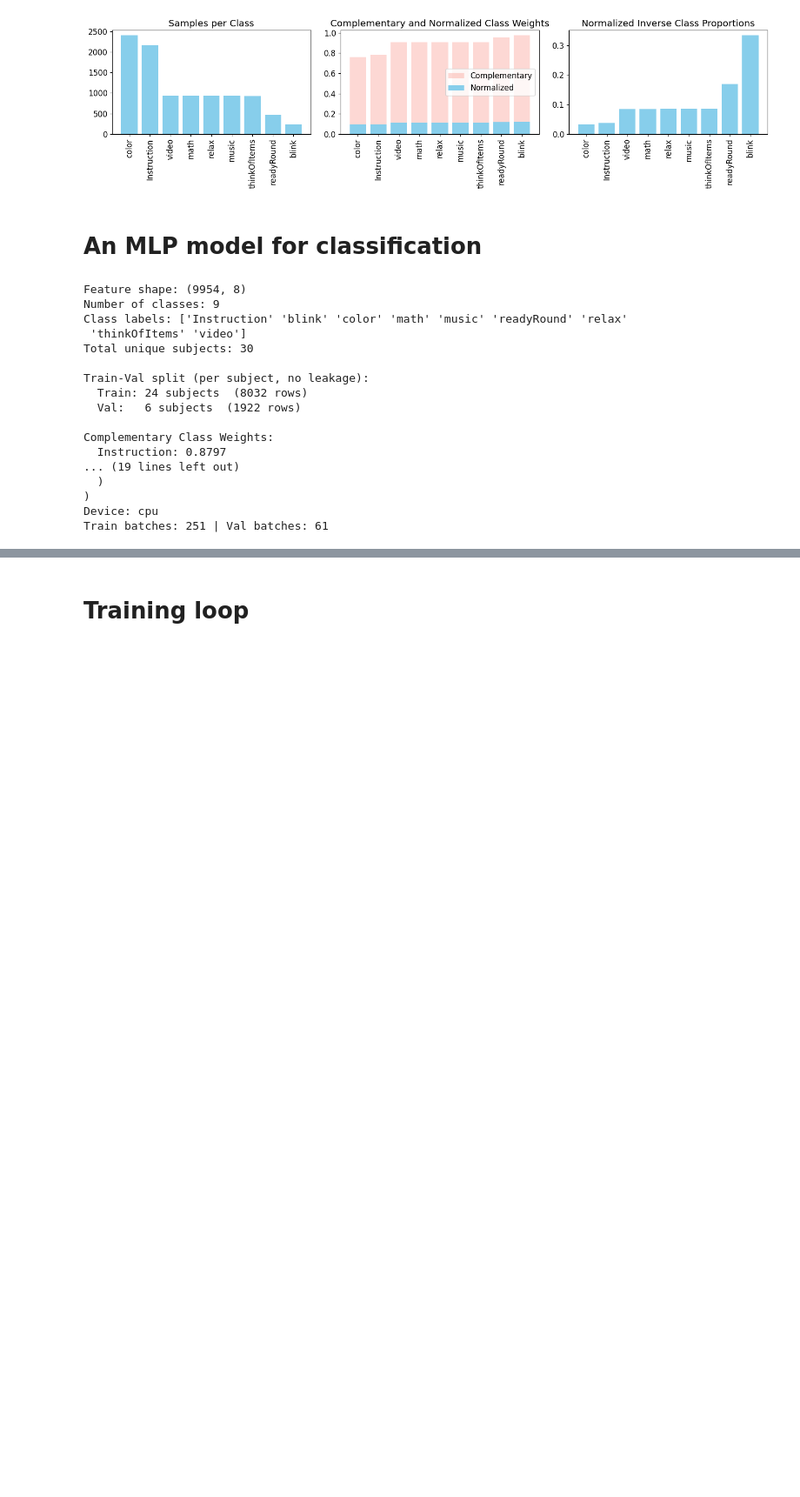
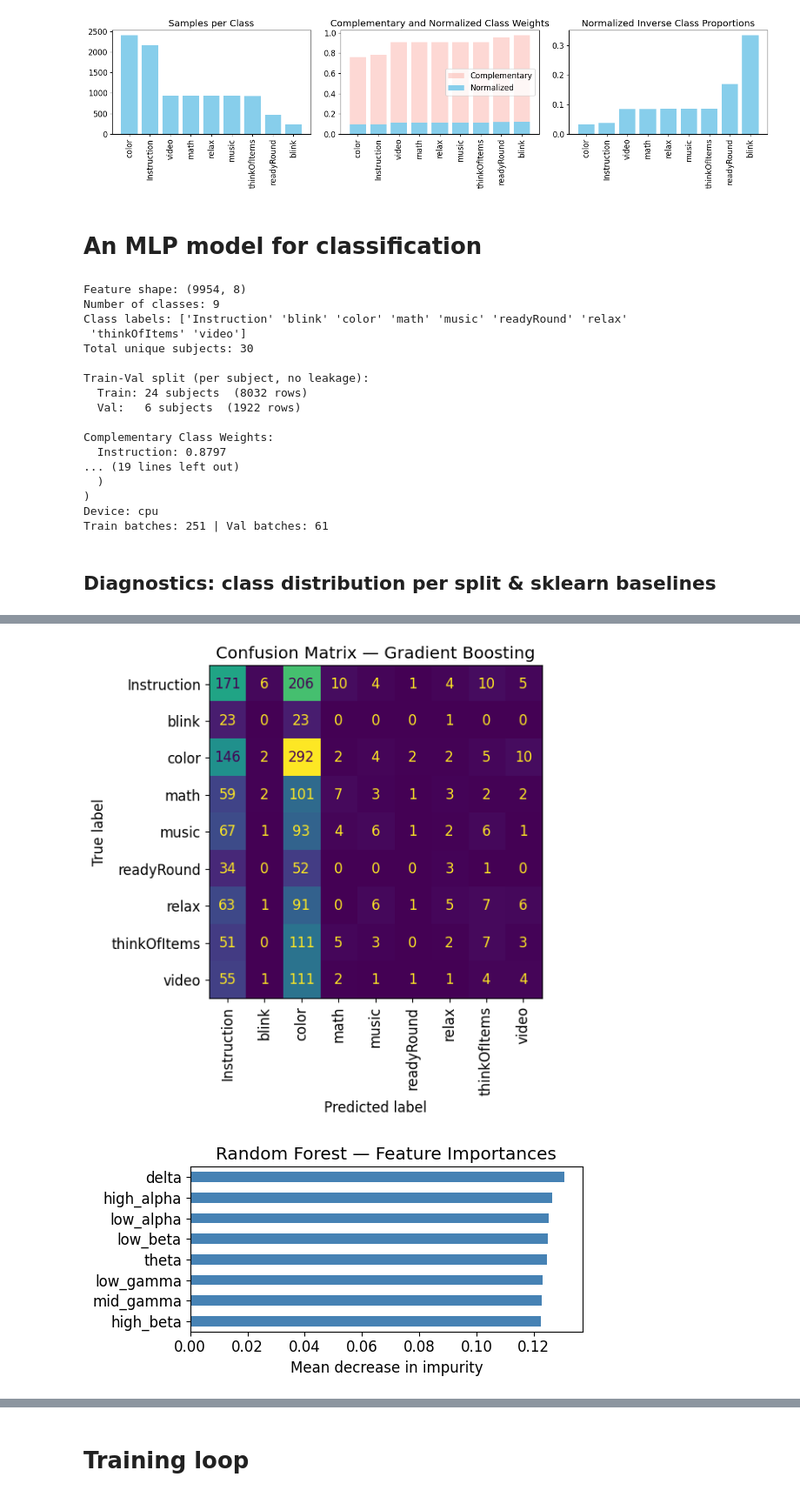
Before and after one commit to parhamkebria/EEG, a Jupyter notebook: EEG_Power_MLP.ipynb, the cells around one changed output, grey strips where cells are left out. Shown at 87% size. Drawn from its saved outputs; the diff is of its cells as text; code cells hidden in the pictures; blank space fills up the shorter version.

```diff
--- a/EEG_Power_MLP.ipynb
+++ b/EEG_Power_MLP.ipynb
@@ -446,3 +446,71 @@ Complementary Class Weights:
 )
 Device: cpu
 Train batches: 251 | Val batches: 61
+# %% [markdown]
+## Diagnostics: class distribution per split & sklearn baselines
+# %%
+from sklearn.metrics import f1_score, classification_report, ConfusionMatrixDisplay
+from sklearn.ensemble import RandomForestClassifier, GradientBoostingClassifier
+
+# ── Class distribution: train vs val ─────────────────────────────
+train_labels = label_encoder.inverse_transform(y_train)
+val_labels   = label_encoder.inverse_transform(y_val)
+
+train_dist = pd.Series(train_labels).value_counts().sort_index()
+val_dist   = pd.Series(val_labels).value_counts().sort_index()
+
+dist_df = pd.DataFrame({'train': train_dist, 'val': val_dist}).fillna(0).astype(int)
+print("Class distribution (train vs val):")
+print(dist_df.to_string())
+missing_in_val = [c for c in label_encoder.classes_ if c not in val_labels]
+if missing_in_val:
+    print(f"\n⚠️  Classes absent from val set: {missing_in_val}")
+    print("   F1-macro will be penalised for these — consider GroupKFold for stable evaluation.")
+
+# ── Majority-class baseline ───────────────────────────────────────
+majority = pd.Series(y_train).value_counts().idxmax()
+majority_preds = np.full(len(y_val), majority)
+print(f"\nMajority-class baseline  Val F1-macro: {f1_score(y_val, majority_preds, average='macro', zero_division=0):.4f}")
+
+# ── Random Forest ─────────────────────────────────────────────────
+rf = RandomForestClassifier(n_estimators=300, max_depth=None, class_weight='balanced',
+                             random_state=42, n_jobs=-1)
+rf.fit(X_train, y_train)
+rf_preds = rf.predict(X_val)
+rf_f1 = f1_score(y_val, rf_preds, average='macro', zero_division=0)
+print(f"Random Forest            Val F1-macro: {rf_f1:.4f}")
+
+# ── Gradient Boosting ─────────────────────────────────────────────
+gb = GradientBoostingClassifier(n_estimators=200, max_depth=4, learning_rate=0.05,
+                                 subsample=0.8, random_state=42)
+gb.fit(X_train, y_train)
+gb_preds = gb.predict(X_val)
+gb_f1 = f1_score(y_val, gb_preds, average='macro', zero_division=0)
+print(f"Gradient Boosting        Val F1-macro: {gb_f1:.4f}")
+
+# ── Best baseline: full report + confusion matrix ─────────────────
+best_preds, best_name = (rf_preds, "Random Forest") if rf_f1 >= gb_f1 else (gb_preds, "Gradient Boosting")
+print(f"\nClassification Report — {best_name} (Val):")
+print(classification_report(y_val, best_preds, target_names=label_encoder.classes_, zero_division=0))
+
+fig, ax = plt.subplots(figsize=(8, 6))
+ConfusionMatrixDisplay.from_predictions(
+    y_val, best_preds,
+    display_labels=label_encoder.classes_,
+    xticks_rotation=90,
+    ax=ax,
+    colorbar=False
+)
+ax.set_title(f"Confusion Matrix — {best_name}")
+plt.tight_layout()
+plt.show()
+
+# ── Feature importance (Random Forest) ───────────────────────────
+fig, ax = plt.subplots(figsize=(6, 3))
+importances = pd.Series(rf.feature_importances_, index=POWER_BANDS).sort_values()
+importances.plot.barh(ax=ax, color='steelblue')
+ax.set_title("Random Forest — Feature Importances")
+ax.set_xlabel("Mean decrease in impurity")
+plt.tight_layout()
+plt.show()
+# %% [output]
@@ -449,3 +534,5 @@ Train batches: 251 | Val batches: 61
+[figure, added]
+[figure, added]
 # %%
 normal_df = pd.DataFrame(columns=["eeg_power", "label"])
 for i in range(X_train.shape[0]):
```
Also changed, not shown: parts of 5 cells of this notebook.
